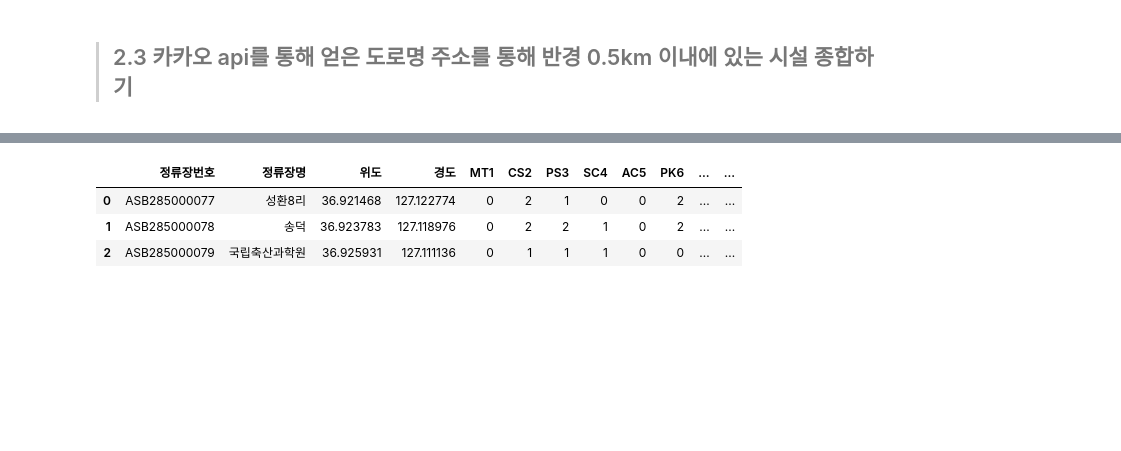
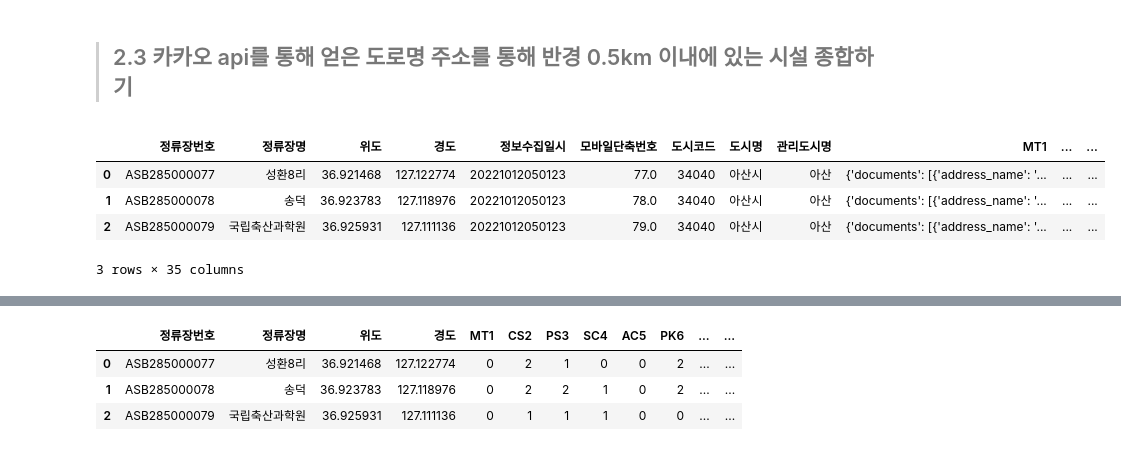
Before and after one commit to LGHelloVisionProj/Data_Visualization, a Jupyter notebook: 천안시_CodeDir/정리2.ipynb, the cells around one changed output, grey strips where cells are left out. Drawn from its saved outputs; the diff is of its cells as text; code cells hidden in the pictures; blank space fills up the shorter version.

```diff
--- a/천안시_CodeDir/정리2.ipynb
+++ b/천안시_CodeDir/정리2.ipynb
@@ -99,0 +109,9 @@ filtered_addressCopy.to_pickle('/Users/iseunghyeon/Desktop/프로젝
+# %%
+bus_station_Main = pd.read_pickle('./Bus_Main.pickle')
+bus_station_Main.head(3)
+# %% [output]
+|  | 정류장번호 | 정류장명 | 위도 | 경도 | 정보수집일시 | 모바일단축번호 | 도시코드 | 도시명 | 관리도시명 | MT1 | ... | ... |
+| 0 | ASB285000077 | 성환8리 | 36.921468 | 127.122774 | 20221012050123 | 77.0 | 34040 | 아산시 | 아산 | {'documents': [{'address_name': '... | ... | ... |
+| 1 | ASB285000078 | 송덕 | 36.923783 | 127.118976 | 20221012050123 | 78.0 | 34040 | 아산시 | 아산 | {'documents': [{'address_name': '... | ... | ... |
+| 2 | ASB285000079 | 국립축산과학원 | 36.925931 | 127.111136 | 20221012050123 | 79.0 | 34040 | 아산시 | 아산 | {'documents': [{'address_name': '... | ... | ... |
+3 rows × 35 columns
```
Also changed, not shown: parts of 48 cells of this notebook, 1 other file.
